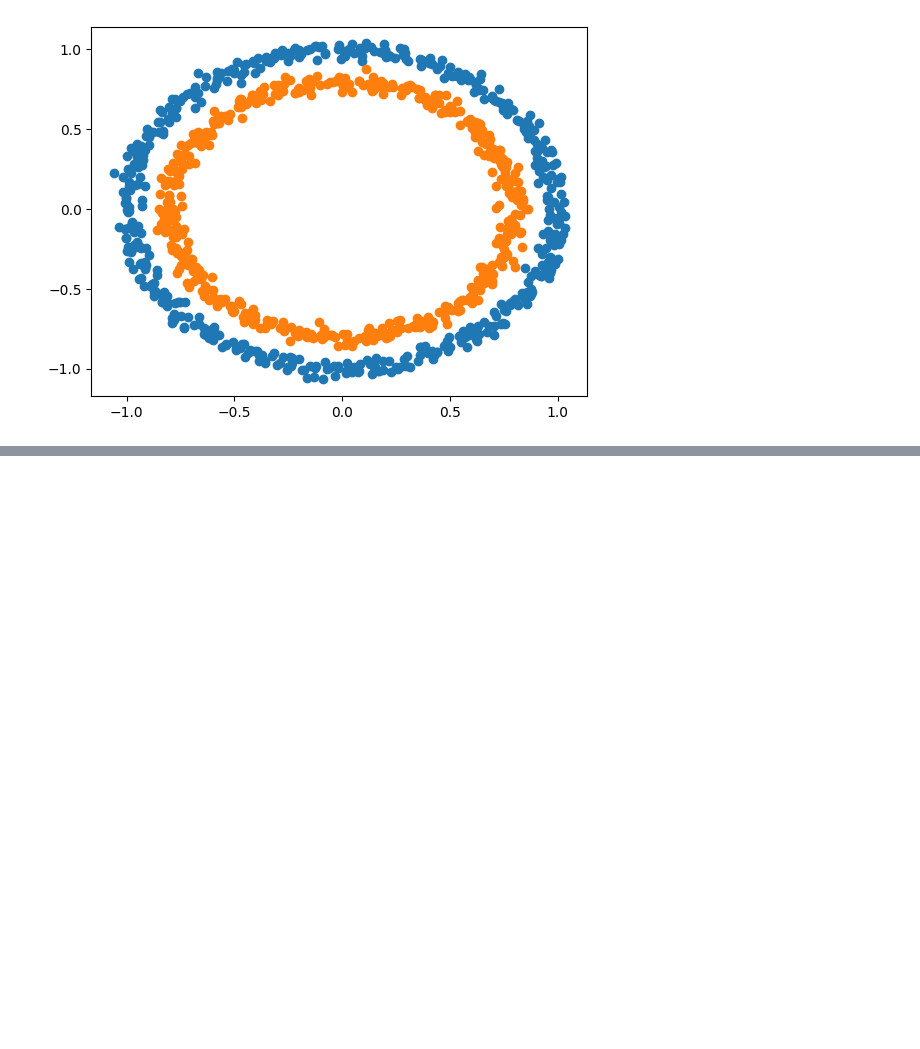
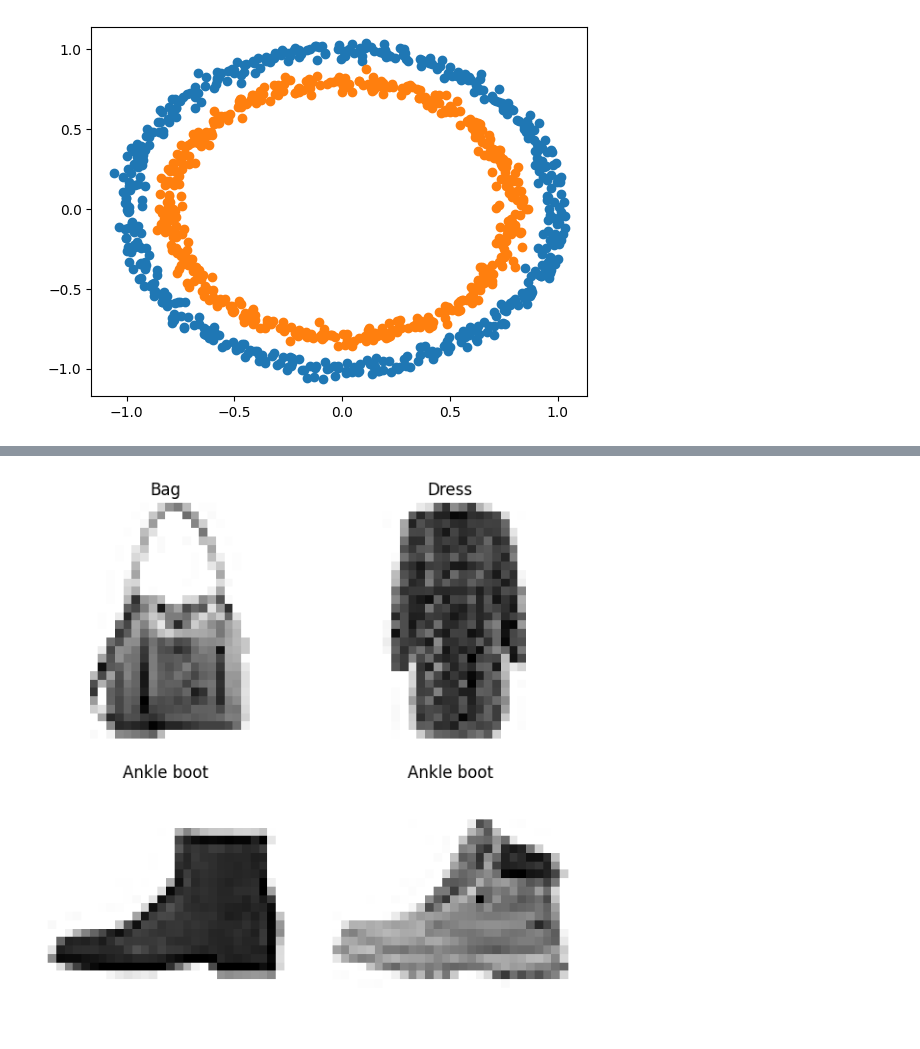
Before and after one commit to timonpalm/TFCourse, a Jupyter notebook: 03_classification.ipynb, the cells around one changed output, grey strips where cells are left out. Saved outputs shown, nothing was run; the diff lists cells and outputs as text; code cells hidden in the pictures; blank space fills up the shorter version.

```diff
--- a/03_classification.ipynb
+++ b/03_classification.ipynb
@@ -106,0 +114,25 @@ plot_decision_boundary(model, X, y)
+# %%
+class_names = [
+    "T-shirt",
+    "Trouser",
+    "Pullover",
+    "Dress",
+    "Coat",
+    "Sandal",
+    "Shirt",
+    "Sneaker",
+    "Bag",
+    "Ankle boot"
+]
+# %%
+import random
+
+plt.figure(figsize=(7,7))
+for i in range(4):
+    ax = plt.subplot(2,2,i+1)
+    rand_idx = random.choice(range(len(train_data)))
+    plt.imshow(train_data[rand_idx], cmap=plt.cm.binary)
+    plt.title(class_names[train_labels[rand_idx]])
+    plt.axis(False)
+# %% [output]
+[figure, added]
```
Also changed, not shown: parts of 16 cells of this notebook.
